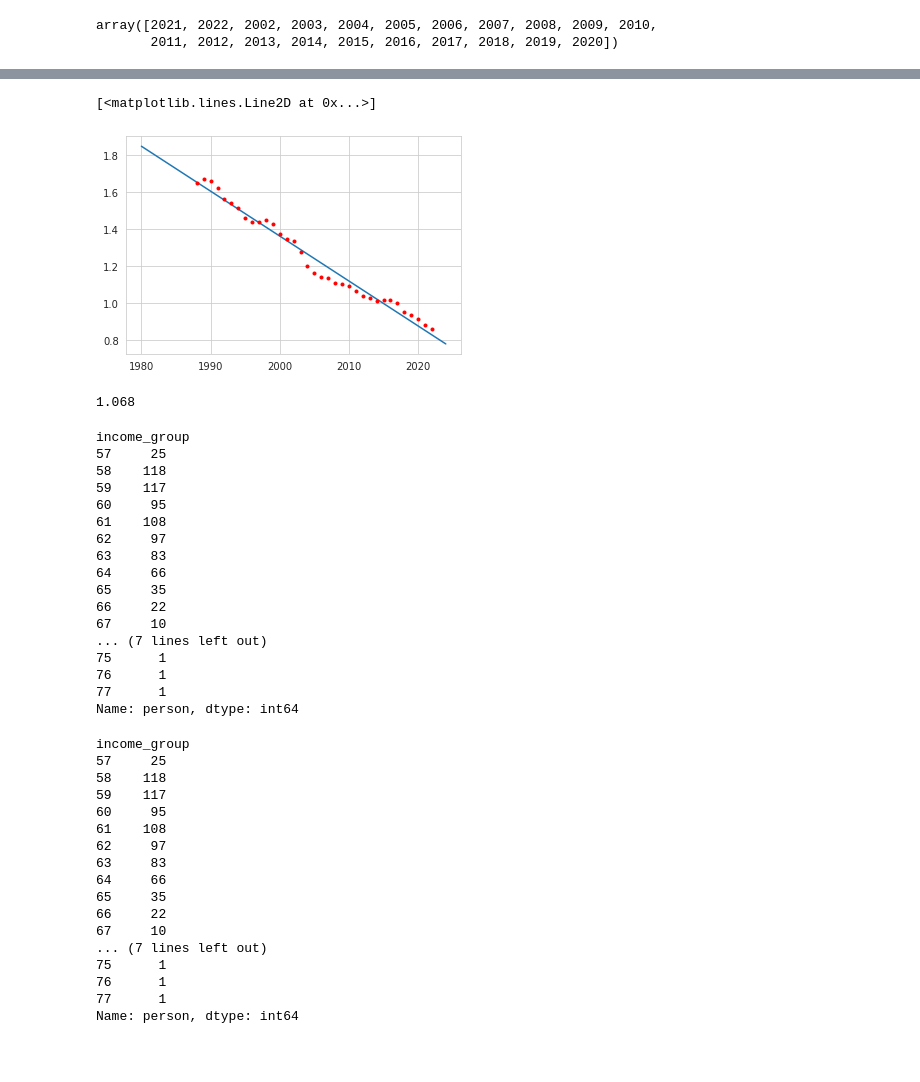
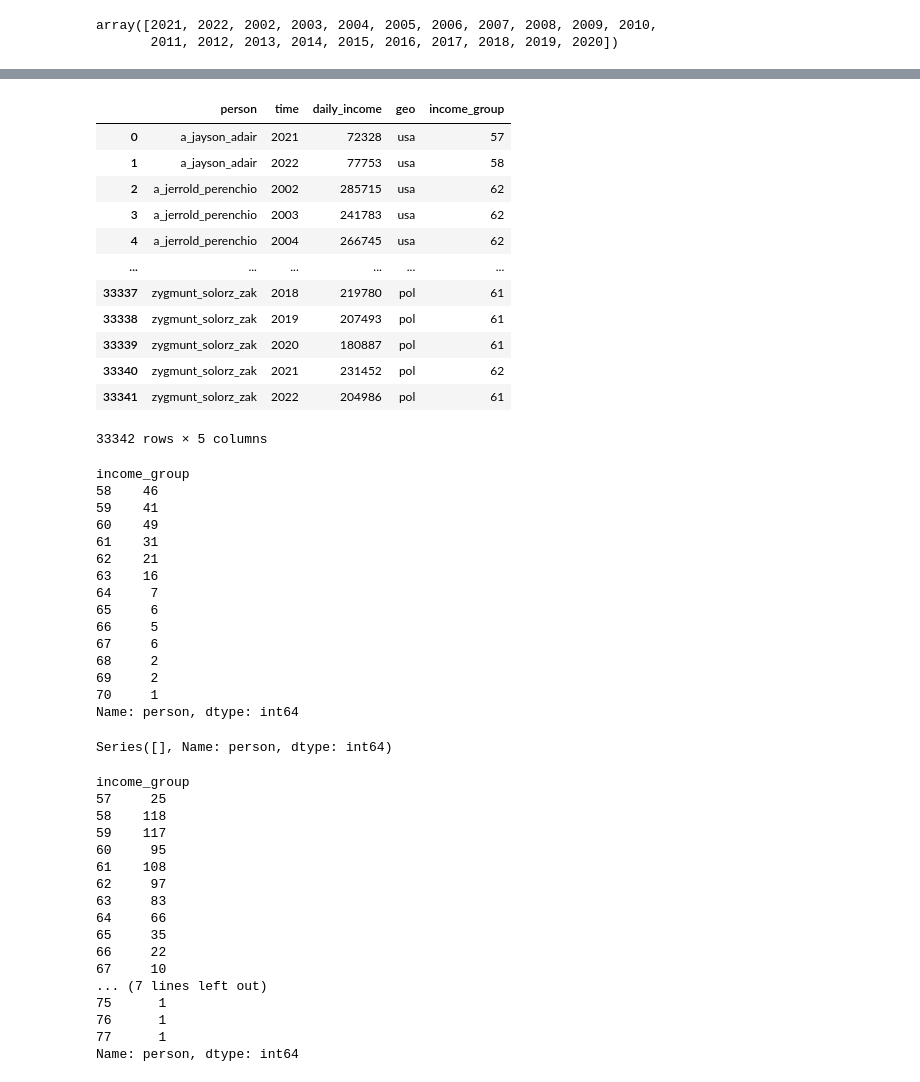
Before and after one commit to open-numbers/ddf--gapminder--billionaires, a Jupyter notebook: etl/notebooks/billionares_by_country.ipynb, the cells around one changed output, grey strips where cells are left out. Drawn from its saved outputs; the diff is of its cells as text; code cells hidden in the pictures; blank space fills up the shorter version.

```diff
--- a/etl/notebooks/billionares_by_country.ipynb
+++ b/etl/notebooks/billionares_by_country.ipynb
@@ -174,10 +110,0 @@ b, a = modelres.params
-# %%
-x = list(range(1980, 2025))
-
-yp = [a * x_ + b for x_ in x]
-
-plt.plot(x, yp)
-plt.plot(df.time, df.rate, 'r.')
-# %% [output]
-[<matplotlib.lines.Line2D at 0x...>]
-[figure, removed]
@@ -190,7 +111,3 @@ def get_inflation_rate(y):
-# %%
-get_inflation_rate(2011)
-# %% [output]
-1.068
 # %%
 ppl_ = ppl[~pd.isnull(ppl['geo'])]
 # %%
@@ -206,4 +123,7 @@ def _f(x):
 
 df = income.copy()
 df['geo'] = df['person'].map(_f)
+
+df2 = income2.copy()
+df2['geo'] = df2['person'].map(_f)
 # %%
@@ -222,2 +135,20 @@ df['income_group'] = df.apply(lambda x: annual_income_to_group(x['annual_income'
+# %%
+df2['income_group'] = df2['daily_income'].map(bracket_number_from_income)
+# %%
+df2
+# %% [output]
+|  | person | time | daily_income | geo | income_group |
+| 0 | a_jayson_adair | 2021 | 72328 | usa | 57 |
+| 1 | a_jayson_adair | 2022 | 77753 | usa | 58 |
+| 2 | a_jerrold_perenchio | 2002 | 285715 | usa | 62 |
+| 3 | a_jerrold_perenchio | 2003 | 241783 | usa | 62 |
+| 4 | a_jerrold_perenchio | 2004 | 266745 | usa | 62 |
+| ... | ... | ... | ... | ... | ... |
+| 33337 | zygmunt_solorz_zak | 2018 | 219780 | pol | 61 |
+| 33338 | zygmunt_solorz_zak | 2019 | 207493 | pol | 61 |
+| 33339 | zygmunt_solorz_zak | 2020 | 180887 | pol | 61 |
+| 33340 | zygmunt_solorz_zak | 2021 | 231452 | pol | 62 |
+| 33341 | zygmunt_solorz_zak | 2022 | 204986 | pol | 61 |
+33342 rows × 5 columns
 # %%
 res = df.groupby(['geo', 'time', 'income_group'])['person'].count()
@@ -224,23 +156,26 @@ res = df.groupby(['geo', 'time', 'income_group'])['person'].count()
 # %%
-res.loc['usa', 2022]
+res.loc['chn', 2014]
 # %% [output]
 income_group
-57     25
-58    118
-59    117
-60     95
-61    108
-62     97
-63     83
-64     66
-65     35
-66     22
-67     10
-... (7 lines left out)
-75      1
-76      1
-77      1
+58    46
+59    41
+60    49
+61    31
+62    21
+63    16
+64     7
+65     6
+66     5
+67     6
+68     2
+69     2
+70     1
 Name: person, dtype: int64
+# %%
+_d = res - res2
+_d[_d > 0]
+# %% [output]
+Series([], Name: person, dtype: int64)
 # %%
 # reindex to range() and fillna before continue
 
```
Also changed, not shown: parts of 82 cells of this notebook, 1 other file.
